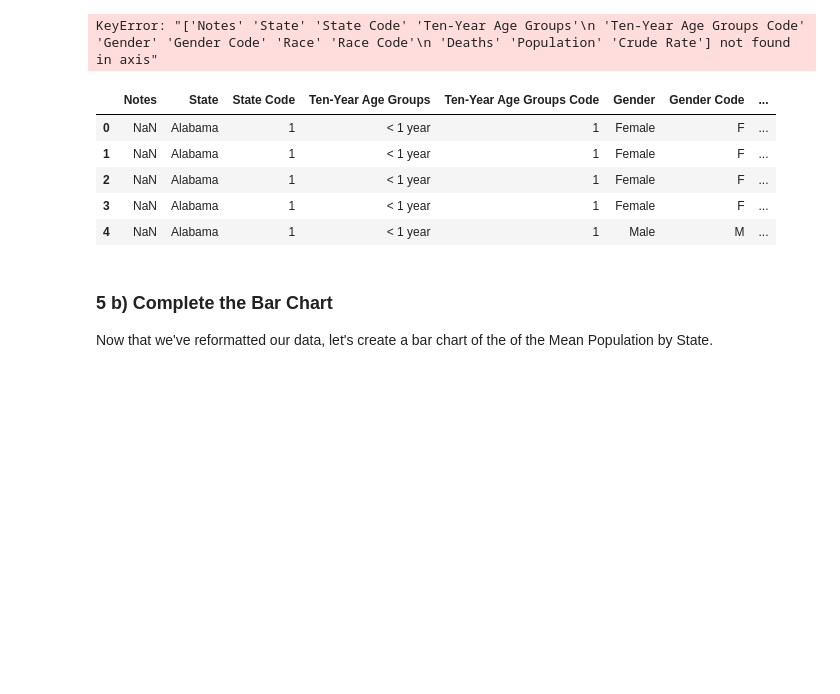
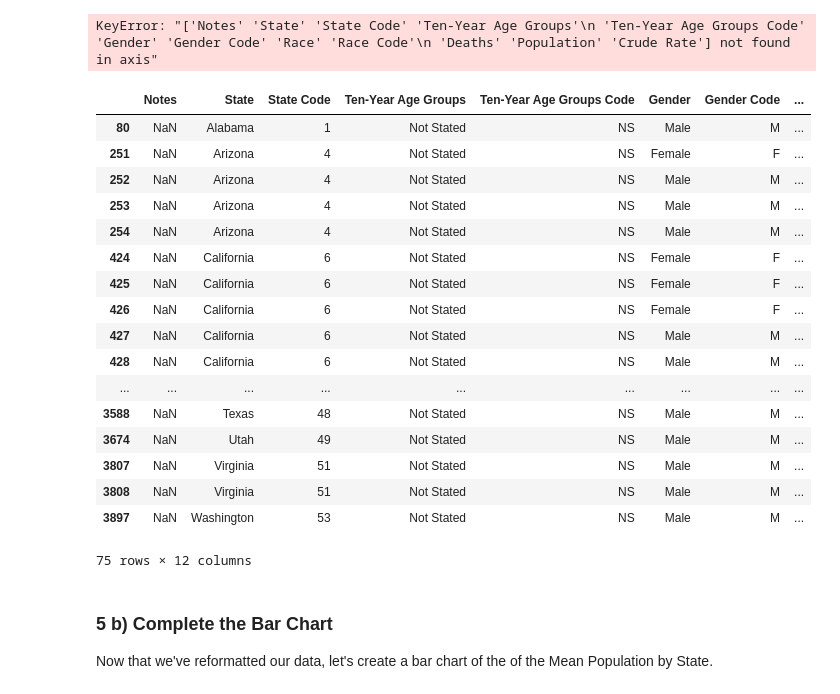
Before and after one commit to asafi1997/dsc-pivot-tables-pandas-lab-nyc-ds-060319, a Jupyter notebook: index.ipynb, the cells around one changed output. Cells and saved outputs as stored; diff of their text form; code cells hidden in the pictures; blank space fills up the shorter version.

```diff
--- a/index.ipynb
+++ b/index.ipynb
@@ -169,14 +169,26 @@ df.drop(df[df.Population == 'Not Applicable'], inplace = True, axis = 0)
 # %% [output]
 KeyError: "['Notes' 'State' 'State Code' 'Ten-Year Age Groups'\n 'Ten-Year Age Groups Code' 'Gender' 'Gender Code' 'Race' 'Race Code'\n 'Deaths' 'Population' 'Crude Rate'] not found in axis"
 # %%
-df[df.Population == ""]
+df[df.Population == "Not Applicable"]
 # %% [output]
 |  | Notes | State | State Code | Ten-Year Age Groups | Ten-Year Age Groups Code | Gender | Gender Code | ... |
-| 0 | NaN | Alabama | 1 | < 1 year | 1 | Female | F | ... |
-| 1 | NaN | Alabama | 1 | < 1 year | 1 | Female | F | ... |
-| 2 | NaN | Alabama | 1 | < 1 year | 1 | Female | F | ... |
-| 3 | NaN | Alabama | 1 | < 1 year | 1 | Female | F | ... |
-| 4 | NaN | Alabama | 1 | < 1 year | 1 | Male | M | ... |
+| 80 | NaN | Alabama | 1 | Not Stated | NS | Male | M | ... |
+| 251 | NaN | Arizona | 4 | Not Stated | NS | Female | F | ... |
+| 252 | NaN | Arizona | 4 | Not Stated | NS | Male | M | ... |
+| 253 | NaN | Arizona | 4 | Not Stated | NS | Male | M | ... |
+| 254 | NaN | Arizona | 4 | Not Stated | NS | Male | M | ... |
+| 424 | NaN | California | 6 | Not Stated | NS | Female | F | ... |
+| 425 | NaN | California | 6 | Not Stated | NS | Female | F | ... |
+| 426 | NaN | California | 6 | Not Stated | NS | Female | F | ... |
+| 427 | NaN | California | 6 | Not Stated | NS | Male | M | ... |
+| 428 | NaN | California | 6 | Not Stated | NS | Male | M | ... |
+| ... | ... | ... | ... | ... | ... | ... | ... | ... |
+| 3588 | NaN | Texas | 48 | Not Stated | NS | Male | M | ... |
+| 3674 | NaN | Utah | 49 | Not Stated | NS | Male | M | ... |
+| 3807 | NaN | Virginia | 51 | Not Stated | NS | Male | M | ... |
+| 3808 | NaN | Virginia | 51 | Not Stated | NS | Male | M | ... |
+| 3897 | NaN | Washington | 53 | Not Stated | NS | Male | M | ... |
+75 rows × 12 columns
 # %% [markdown]
 ### 5 b) Complete the Bar Chart
 
```
